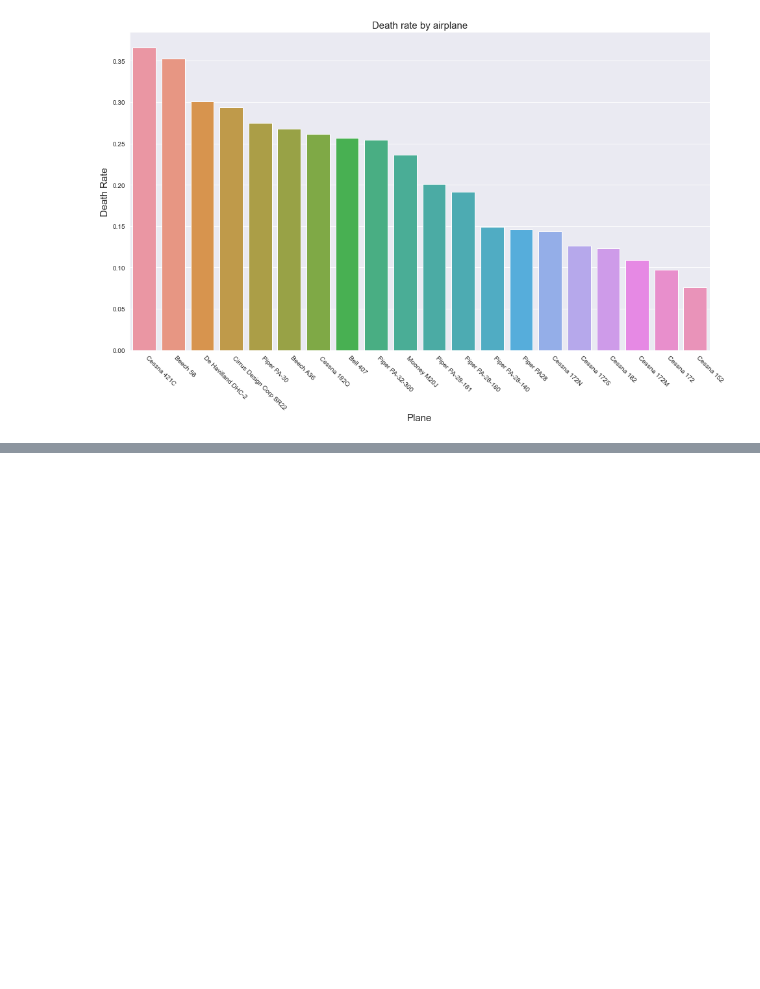
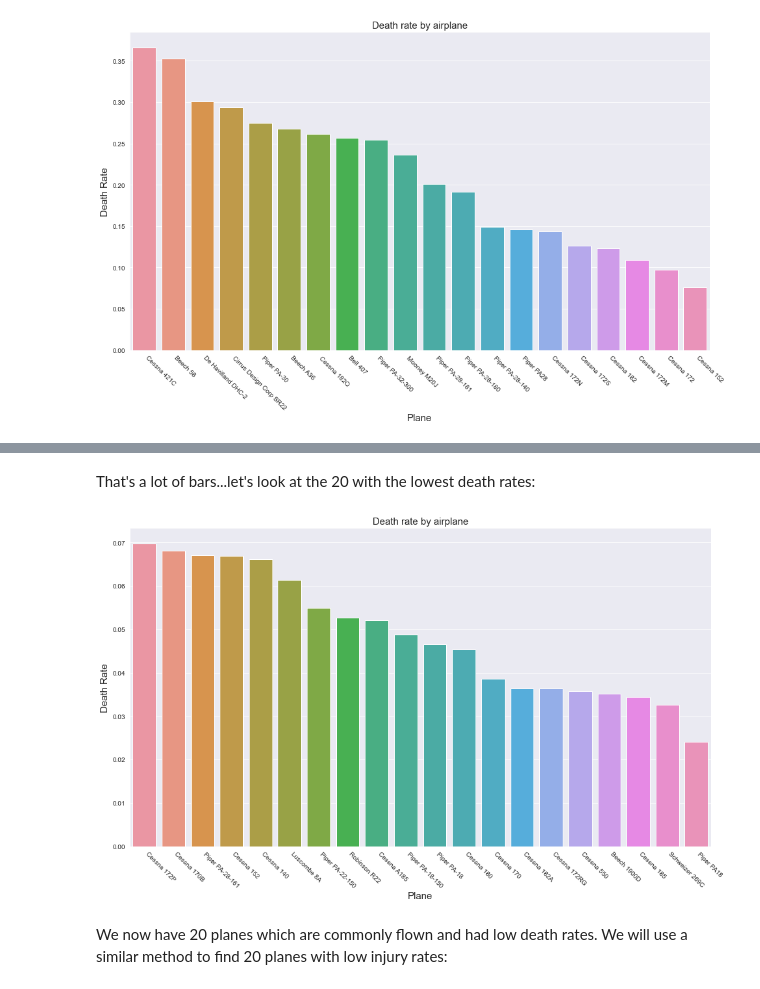
Before and after one commit to jtjohn172/Aviation-Data-Analysis-Project, a Jupyter notebook: notebooks/private-planes.ipynb, the cells around one changed output, grey strips where cells are left out. Saved outputs shown, nothing was run; the diff lists cells and outputs as text; code cells hidden in the pictures; blank space fills up the shorter version.

```diff
--- a/notebooks/private-planes.ipynb
+++ b/notebooks/private-planes.ipynb
@@ -224,0 +236,14 @@ f.set_xticklabels(top_20.index, rotation=-45, ha='left');
+# %% [markdown]
+That's a lot of bars...let's look at the 20 with the lowest death rates:
+# %%
+fig, ax=plt.subplots(figsize=(16,9))
+sns.set_style('darkgrid')
+f=sns.barplot(data=top_private_planes, x=top_91_death_rates.index[-20:], y=top_91_death_rates.values[-20:])
+f.set_title('Death rate by airplane', fontsize=15)
+f.set_xlabel('Plane', fontsize=15)
+f.set_ylabel('Death Rate', fontsize=15)
+f.set_xticklabels(top_91_death_rates.index[-20:], rotation=-45, ha='left');
+# %% [output]
+[figure, added]
+# %% [markdown]
+We now have 20 planes which are commonly flown and had low death rates. We will use a similar method to find 20 planes with low injury rates:
```
Also changed, not shown: parts of 7 cells of this notebook.
